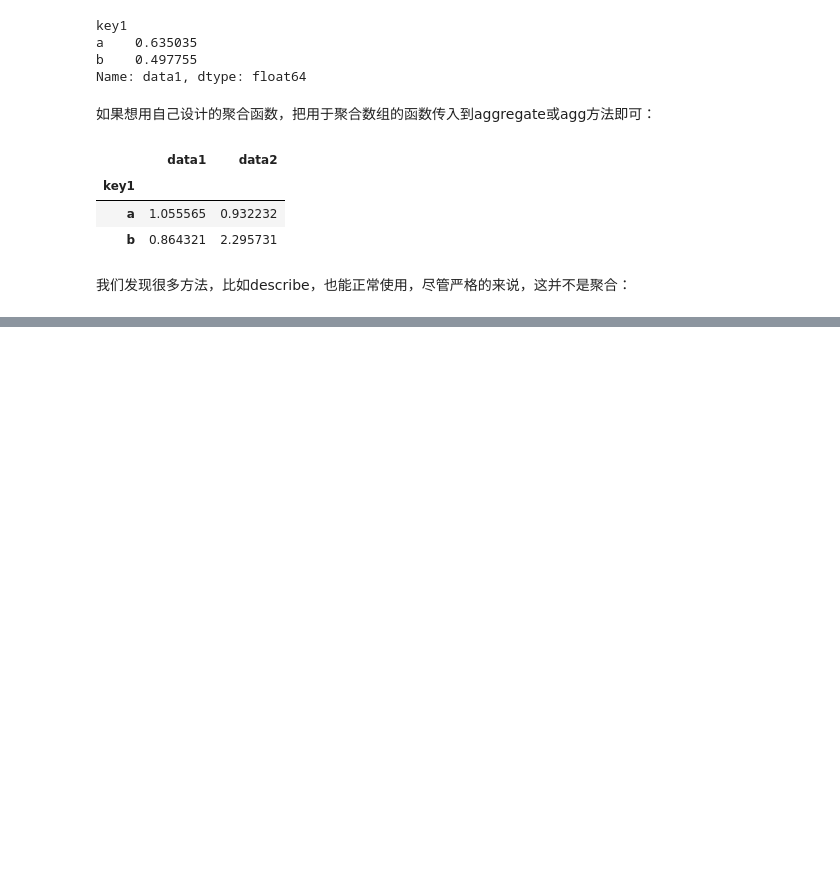
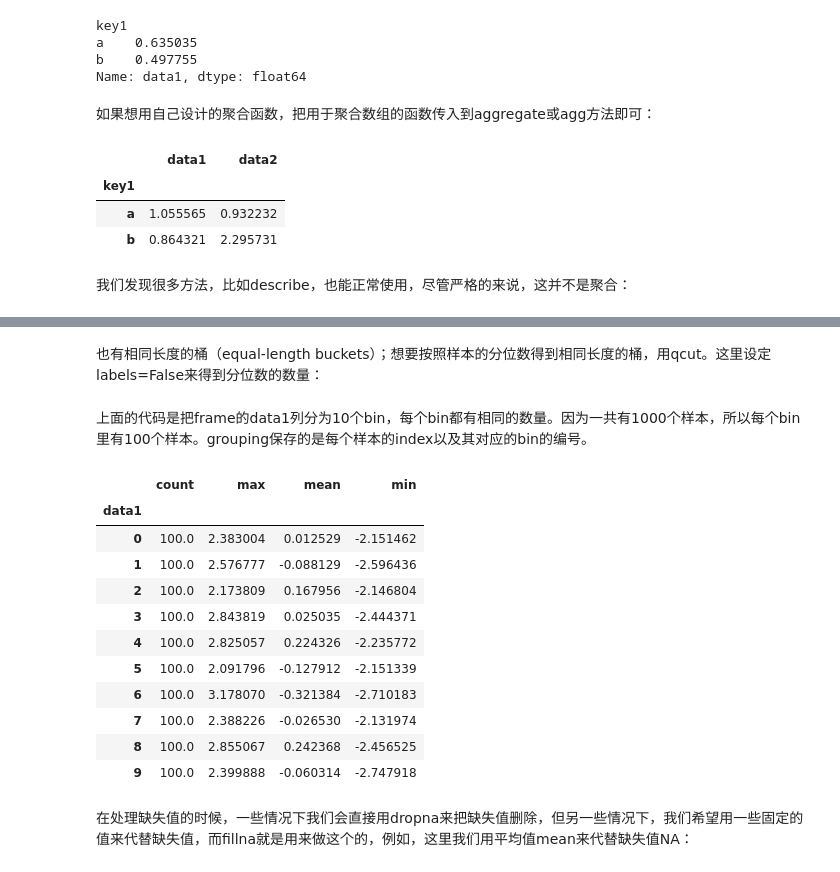
Before and after one commit to zzhhoubin/pydata, a Jupyter notebook: pandas.ipynb, the cells around one changed output, grey strips where cells are left out. Saved outputs shown, nothing was run; the diff lists cells and outputs as text; code cells hidden in the pictures; blank space fills up the shorter version.

Commit message:
Apply：General split-apply-combine（应用：通用的分割-应用-合并）

```diff
--- a/pandas.ipynb
+++ b/pandas.ipynb
@@ -2372,0 +2378,4 @@ grouped.describe()
+# %%
+frame = pd.DataFrame({'data1': np.random.randn(1000),
+                       'data2': np.random.randn(1000)})
+frame.head()
@@ -2372,0 +2407,4 @@ grouped.describe()
+# %%
+def get_stats(group):
+    return {'min': group.min(), 'max': group.max(),
+            'count': group.count(), 'mean': group.mean()}
@@ -2372,0 +2422,26 @@ grouped.describe()
+# %% [markdown]
+也有相同长度的桶（equal-length buckets）；想要按照样本的分位数得到相同长度的桶，用qcut。这里设定labels=False来得到分位数的数量：
+# %%
+# Return quantile numbers
+grouping = pd.qcut(frame.data1, 10, labels=False)
+# %% [markdown]
+上面的代码是把frame的data1列分为10个bin，每个bin都有相同的数量。因为一共有1000个样本，所以每个bin里有100个样本。grouping保存的是每个样本的index以及其对应的bin的编号。
+# %%
+grouped = frame.data2.groupby(grouping)
+# %%
+grouped.apply(get_stats).unstack()
+# %% [output]
+|  | count | max | mean | min |
+| data1 |  |  |  |  |
+| 0 | 100.0 | 2.383004 | 0.012529 | -2.151462 |
+| 1 | 100.0 | 2.576777 | -0.088129 | -2.596436 |
+| 2 | 100.0 | 2.173809 | 0.167956 | -2.146804 |
+| 3 | 100.0 | 2.843819 | 0.025035 | -2.444371 |
+| 4 | 100.0 | 2.825057 | 0.224326 | -2.235772 |
+| 5 | 100.0 | 2.091796 | -0.127912 | -2.151339 |
+| 6 | 100.0 | 3.178070 | -0.321384 | -2.710183 |
+| 7 | 100.0 | 2.388226 | -0.026530 | -2.131974 |
+| 8 | 100.0 | 2.855067 | 0.242368 | -2.456525 |
+| 9 | 100.0 | 2.399888 | -0.060314 | -2.747918 |
+# %% [markdown]
+在处理缺失值的时候，一些情况下我们会直接用dropna来把缺失值删除，但另一些情况下，我们希望用一些固定的值来代替缺失值，而fillna就是用来做这个的，例如，这里我们用平均值mean来代替缺失值NA：
```
Also changed, not shown: parts of 40 cells of this notebook.
